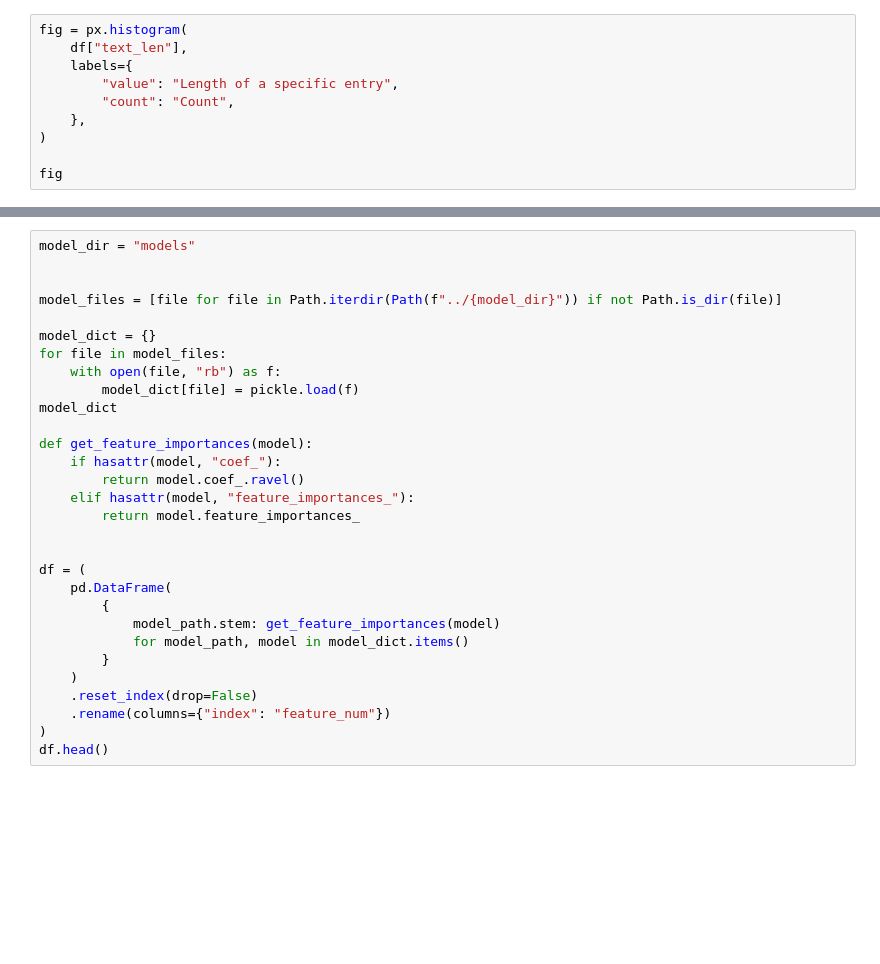
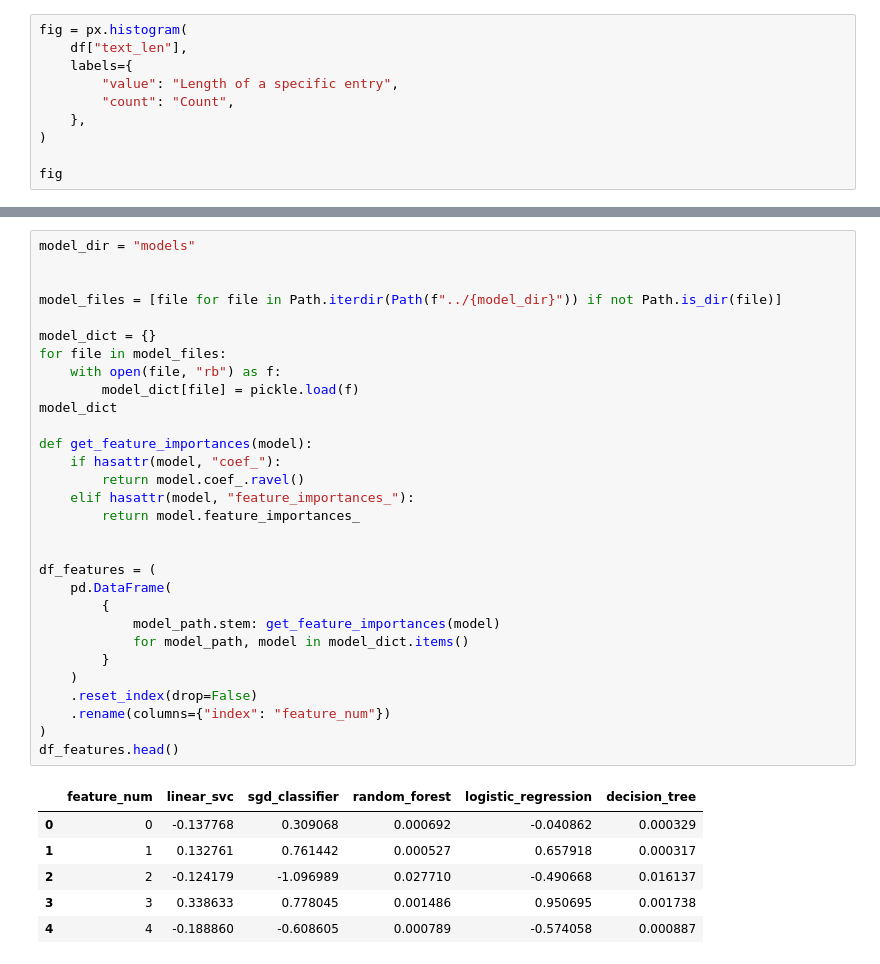
Before and after one commit to Gradient-PG/Human-vs-AI-text-Text-Classification-Analysis-, a Jupyter notebook: notebooks/dataset_analysis.ipynb, the cells around one changed output, grey strips where cells are left out. Cells and saved outputs as stored; diff of their text form; blank space fills up the shorter version.

```diff
--- a/notebooks/dataset_analysis.ipynb
+++ b/notebooks/dataset_analysis.ipynb
@@ -58,30 +81,37 @@ print(f"We loose about {truncate_loss}")
 # %%
 model_dir = "models"
 
 
 model_files = [file for file in Path.iterdir(Path(f"../{model_dir}")) if not Path.is_dir(file)]
 
 model_dict = {}
 for file in model_files:
     with open(file, "rb") as f:
         model_dict[file] = pickle.load(f)
 model_dict
 
 def get_feature_importances(model):
     if hasattr(model, "coef_"):
         return model.coef_.ravel()
     elif hasattr(model, "feature_importances_"):
         return model.feature_importances_
 
 
-df = (
+df_features = (
     pd.DataFrame(
         {
             model_path.stem: get_feature_importances(model)
             for model_path, model in model_dict.items()
         }
     )
     .reset_index(drop=False)
     .rename(columns={"index": "feature_num"})
 )
-df.head()
+df_features.head()
+# %% [output]
+|  | feature_num | linear_svc | sgd_classifier | random_forest | logistic_regression | decision_tree |
+| 0 | 0 | -0.137768 | 0.309068 | 0.000692 | -0.040862 | 0.000329 |
+| 1 | 1 | 0.132761 | 0.761442 | 0.000527 | 0.657918 | 0.000317 |
+| 2 | 2 | -0.124179 | -1.096989 | 0.027710 | -0.490668 | 0.016137 |
+| 3 | 3 | 0.338633 | 0.778045 | 0.001486 | 0.950695 | 0.001738 |
+| 4 | 4 | -0.188860 | -0.608605 | 0.000789 | -0.574058 | 0.000887 |
```
Also changed, not shown: parts of 9 cells of this notebook.
